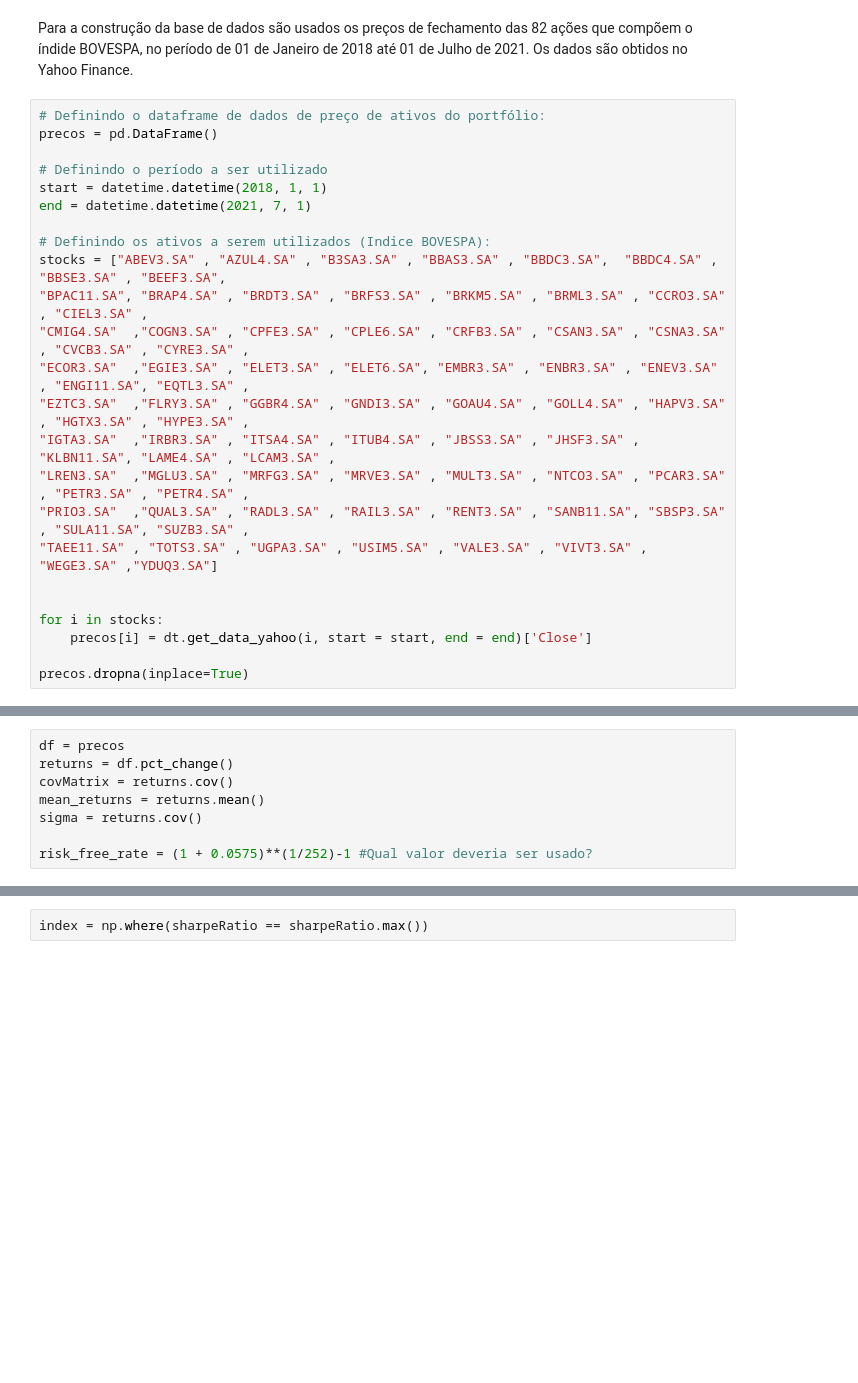
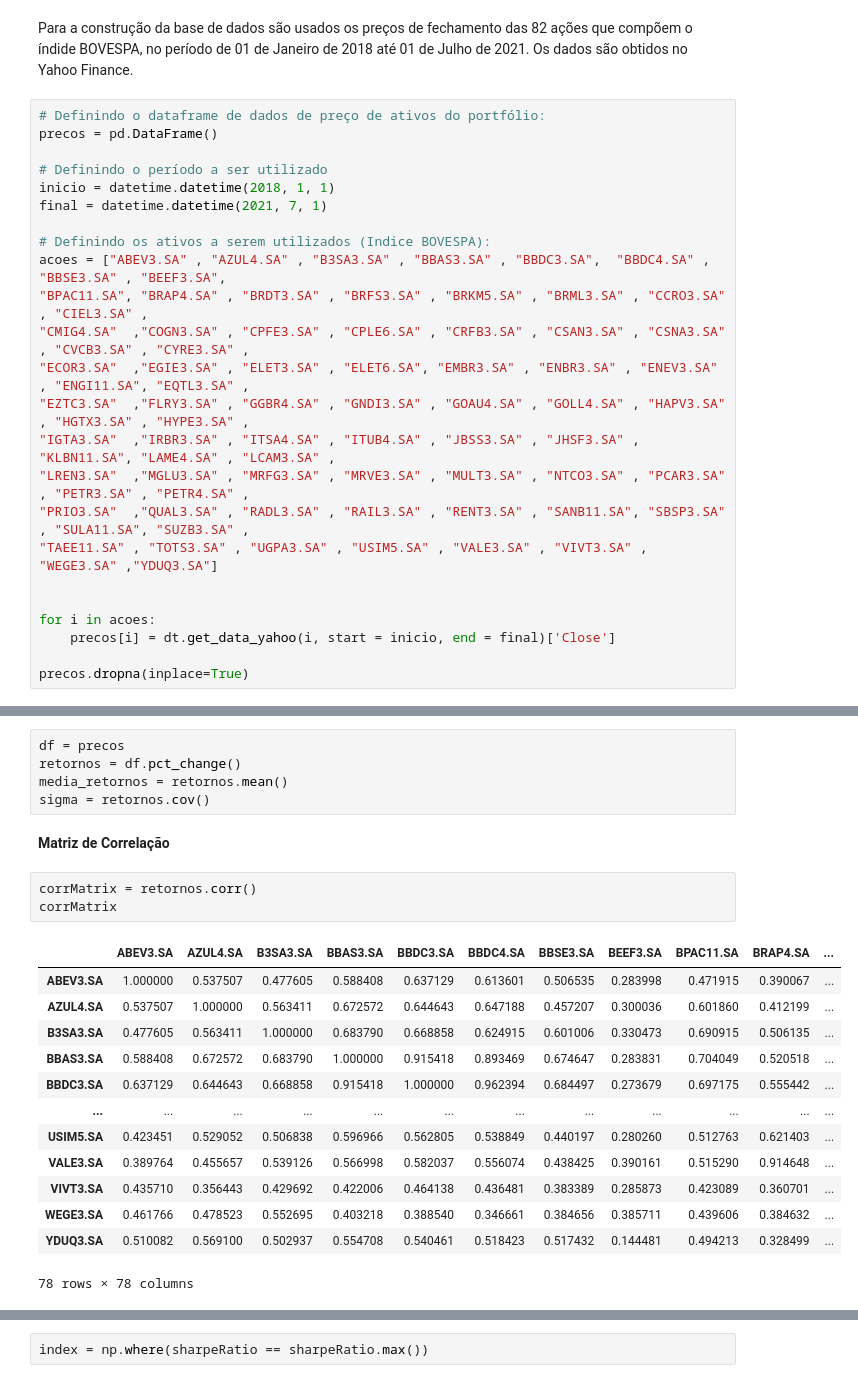
Before and after one commit to Insper-Data/Financas-2021.2, a Jupyter notebook: Codigo/Markowitz_working-Copy1.ipynb, the cells around one changed output, grey strips where cells are left out. Cells and saved outputs as stored; diff of their text form; blank space fills up the shorter version.

```diff
--- a/Codigo/Markowitz_working-Copy1.ipynb
+++ b/Codigo/Markowitz_working-Copy1.ipynb
@@ -22,11 +23,11 @@ Para a construção da base de dados são usados os preços de fechamento das 82
 precos = pd.DataFrame()
 
 # Definindo o período a ser utilizado
-start = datetime.datetime(2018, 1, 1)
-end = datetime.datetime(2021, 7, 1)
+inicio = datetime.datetime(2018, 1, 1)
+final = datetime.datetime(2021, 7, 1)
 
 # Definindo os ativos a serem utilizados (Indice BOVESPA):
-stocks = ["ABEV3.SA" , "AZUL4.SA" , "B3SA3.SA" , "BBAS3.SA" , "BBDC3.SA",  "BBDC4.SA" , "BBSE3.SA" , "BEEF3.SA",
+acoes = ["ABEV3.SA" , "AZUL4.SA" , "B3SA3.SA" , "BBAS3.SA" , "BBDC3.SA",  "BBDC4.SA" , "BBSE3.SA" , "BEEF3.SA",
 "BPAC11.SA", "BRAP4.SA" , "BRDT3.SA" , "BRFS3.SA" , "BRKM5.SA" , "BRML3.SA" , "CCRO3.SA" , "CIEL3.SA" ,
 "CMIG4.SA"  ,"COGN3.SA" , "CPFE3.SA" , "CPLE6.SA" , "CRFB3.SA" , "CSAN3.SA" , "CSNA3.SA" , "CVCB3.SA" , "CYRE3.SA" ,
 "ECOR3.SA"  ,"EGIE3.SA" , "ELET3.SA" , "ELET6.SA", "EMBR3.SA" , "ENBR3.SA" , "ENEV3.SA" , "ENGI11.SA", "EQTL3.SA" ,
@@ -37,8 +38,8 @@ stocks = ["ABEV3.SA" , "AZUL4.SA" , "B3SA3.SA" , "BBAS3.SA" , "BBDC3.SA",  "BBDC
 "TAEE11.SA" , "TOTS3.SA" , "UGPA3.SA" , "USIM5.SA" , "VALE3.SA" , "VIVT3.SA" ,  "WEGE3.SA" ,"YDUQ3.SA"]
 
 
-for i in stocks:
-    precos[i] = dt.get_data_yahoo(i, start = start, end = end)['Close']
+for i in acoes:
+    precos[i] = dt.get_data_yahoo(i, start = inicio, end = final)['Close']
 
 precos.dropna(inplace=True)
 # %% [markdown]
@@ -52,8 +49,24 @@ precos.dropna(inplace=True)
 # %%
 df = precos
-returns = df.pct_change()
-covMatrix = returns.cov()
-mean_returns = returns.mean()
-sigma = returns.cov()
-
-risk_free_rate = (1 + 0.0575)**(1/252)-1 #Qual valor deveria ser usado?
+retornos = df.pct_change()
+media_retornos = retornos.mean()
+sigma = retornos.cov()
+# %% [markdown]
+**Matriz de Correlação**
+# %%
+corrMatrix = retornos.corr()
+corrMatrix
+# %% [output]
+|  | ABEV3.SA | AZUL4.SA | B3SA3.SA | BBAS3.SA | BBDC3.SA | BBDC4.SA | BBSE3.SA | BEEF3.SA | BPAC11.SA | BRAP4.SA | ... |
+| ABEV3.SA | 1.000000 | 0.537507 | 0.477605 | 0.588408 | 0.637129 | 0.613601 | 0.506535 | 0.283998 | 0.471915 | 0.390067 | ... |
+| AZUL4.SA | 0.537507 | 1.000000 | 0.563411 | 0.672572 | 0.644643 | 0.647188 | 0.457207 | 0.300036 | 0.601860 | 0.412199 | ... |
+| B3SA3.SA | 0.477605 | 0.563411 | 1.000000 | 0.683790 | 0.668858 | 0.624915 | 0.601006 | 0.330473 | 0.690915 | 0.506135 | ... |
+| BBAS3.SA | 0.588408 | 0.672572 | 0.683790 | 1.000000 | 0.915418 | 0.893469 | 0.674647 | 0.283831 | 0.704049 | 0.520518 | ... |
+| BBDC3.SA | 0.637129 | 0.644643 | 0.668858 | 0.915418 | 1.000000 | 0.962394 | 0.684497 | 0.273679 | 0.697175 | 0.555442 | ... |
+| ... | ... | ... | ... | ... | ... | ... | ... | ... | ... | ... | ... |
+| USIM5.SA | 0.423451 | 0.529052 | 0.506838 | 0.596966 | 0.562805 | 0.538849 | 0.440197 | 0.280260 | 0.512763 | 0.621403 | ... |
+| VALE3.SA | 0.389764 | 0.455657 | 0.539126 | 0.566998 | 0.582037 | 0.556074 | 0.438425 | 0.390161 | 0.515290 | 0.914648 | ... |
+| VIVT3.SA | 0.435710 | 0.356443 | 0.429692 | 0.422006 | 0.464138 | 0.436481 | 0.383389 | 0.285873 | 0.423089 | 0.360701 | ... |
+| WEGE3.SA | 0.461766 | 0.478523 | 0.552695 | 0.403218 | 0.388540 | 0.346661 | 0.384656 | 0.385711 | 0.439606 | 0.384632 | ... |
+| YDUQ3.SA | 0.510082 | 0.569100 | 0.502937 | 0.554708 | 0.540461 | 0.518423 | 0.517432 | 0.144481 | 0.494213 | 0.328499 | ... |
+78 rows × 78 columns
```
Also changed, not shown: parts of 36 cells of this notebook, 1 other file.
